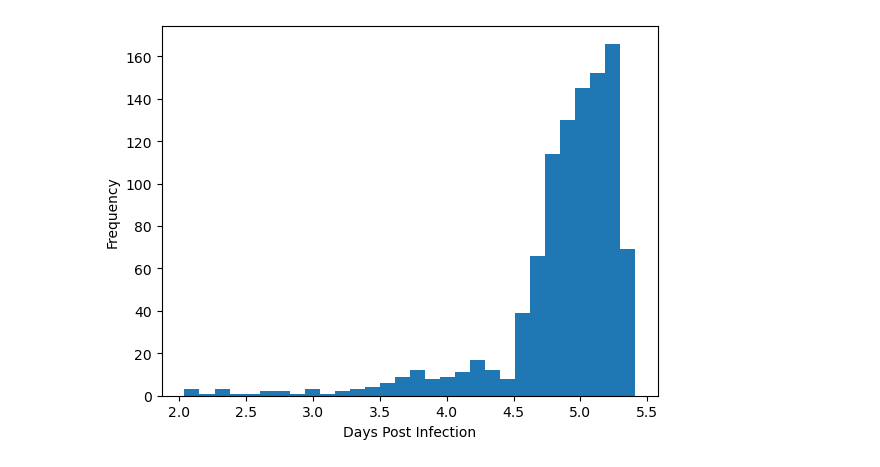
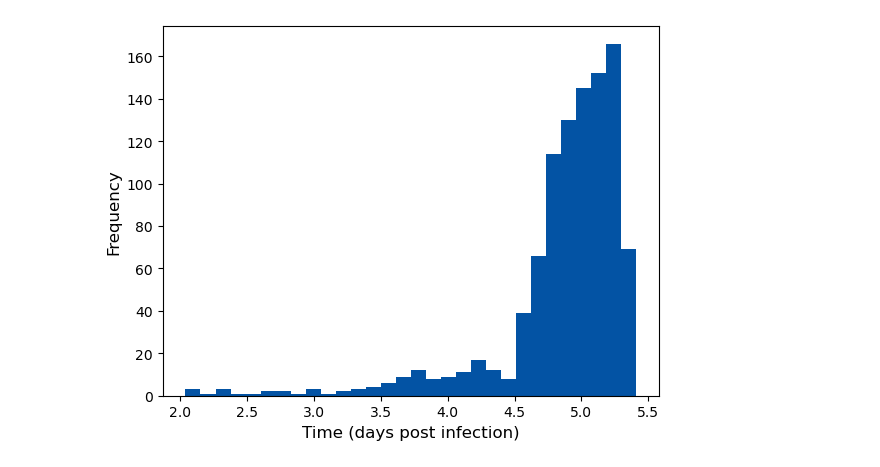
Before and after one commit to joshlooks/avianflu, a Jupyter notebook: article_plotting.ipynb, the cells around one changed output. Cells and saved outputs as stored; diff of their text form; code cells hidden in the pictures.

```diff
--- a/article_plotting.ipynb
+++ b/article_plotting.ipynb
@@ -51,9 +51,9 @@ plt.show()
 # %%
 fig, ax = plt.subplots()
-ax.hist(peak_height,bins=30)
-ax.set_xlabel("Days Post Infection")
-ax.set_ylabel("Frequency")
-plt.savefig("Plots/peak_time_posterior.pdf",dpi=1200,bbox_inches='tight')
+ax.hist(peak_height,bins=30,color="#0353A4")
+ax.set_xlabel("Time (days post infection)",fontsize=12)
+ax.set_ylabel("Frequency",fontsize=12)
+plt.savefig("Plots/peak_time_posterior.pdf",dpi=2400,bbox_inches='tight')
 plt.show()
 # %% [output]
-[figure, old version]
+[figure, new version]
```
Also changed, not shown: parts of 1 cell of this notebook, 12 other files.
